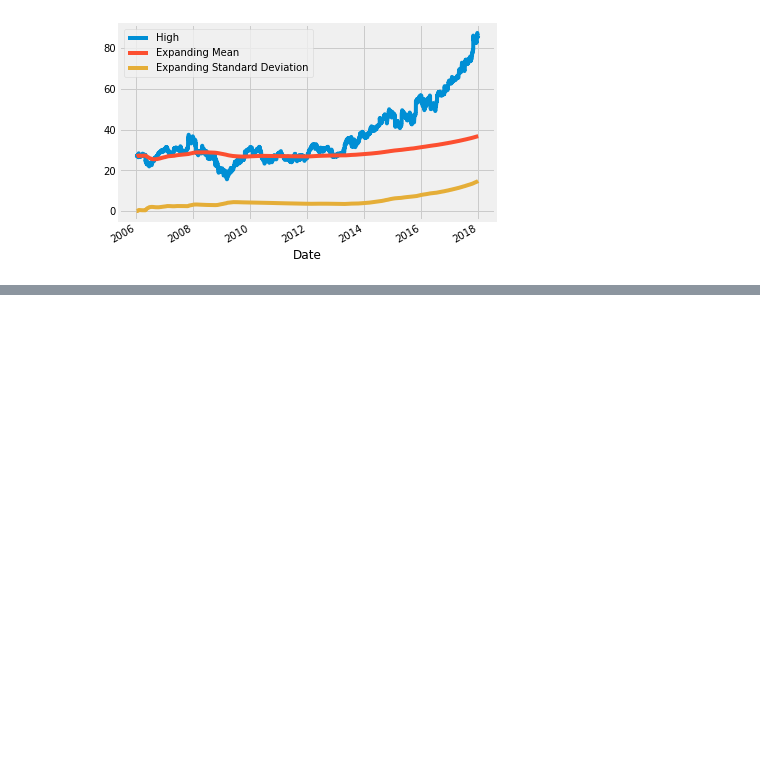
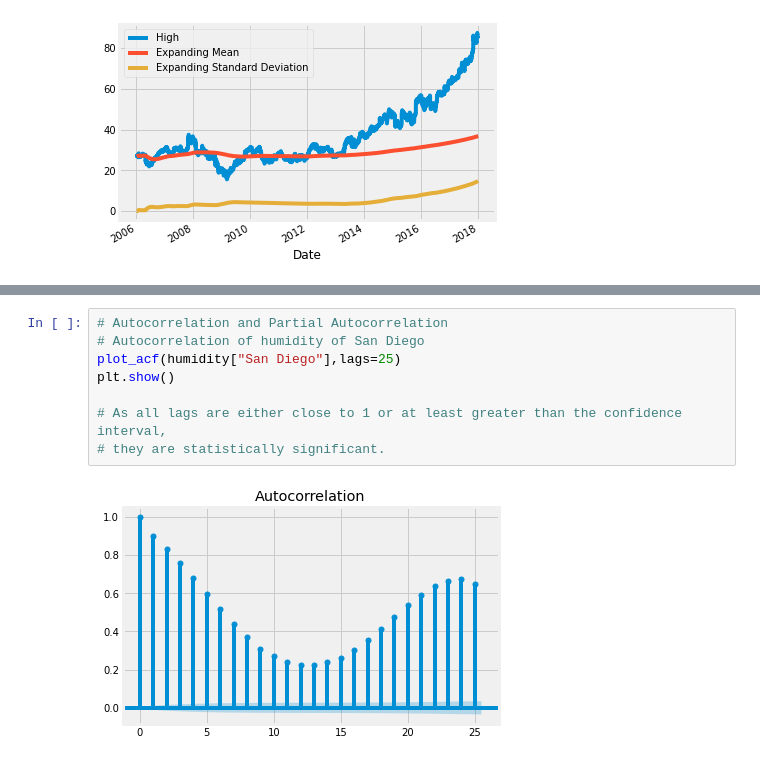
Before and after one commit to jumppython/everything_you_can_do_with_a_time_series, a Jupyter notebook: everything_you_can_do_with_a_time_series.ipynb, the cells around one changed output, grey strips where cells are left out. Cells and saved outputs as stored; diff of their text form; blank space fills up the shorter version.

```diff
--- a/everything_you_can_do_with_a_time_series.ipynb
+++ b/everything_you_can_do_with_a_time_series.ipynb
@@ -387,3 +388,13 @@ data = [trace]
 iplot(data,filename="simple_candlestick")
 # %% [output]
 [interactive output not drawn]
+# %%
+# Autocorrelation and Partial Autocorrelation
+# Autocorrelation of humidity of San Diego
+plot_acf(humidity["San Diego"],lags=25)
+plt.show()
+
+# As all lags are either close to 1 or at least greater than the confidence interval,
+# they are statistically significant.
+# %% [output]
+[figure, added]
```
Also changed, not shown: parts of 10 cells of this notebook.
